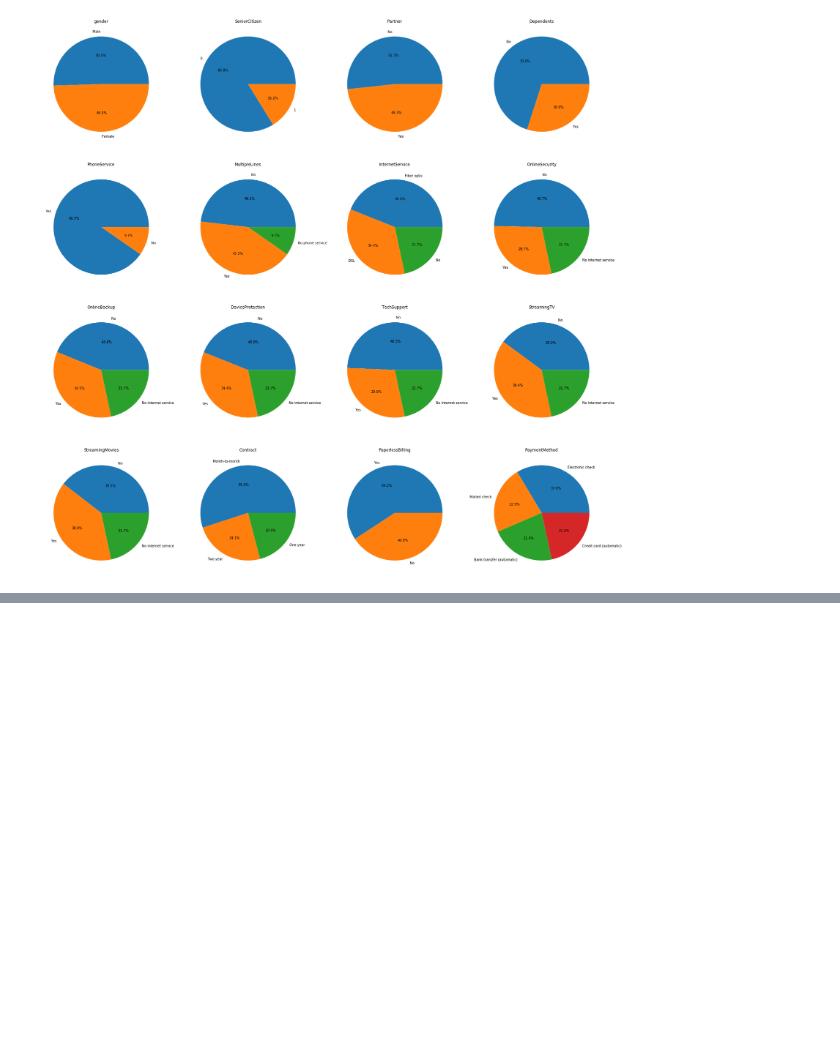
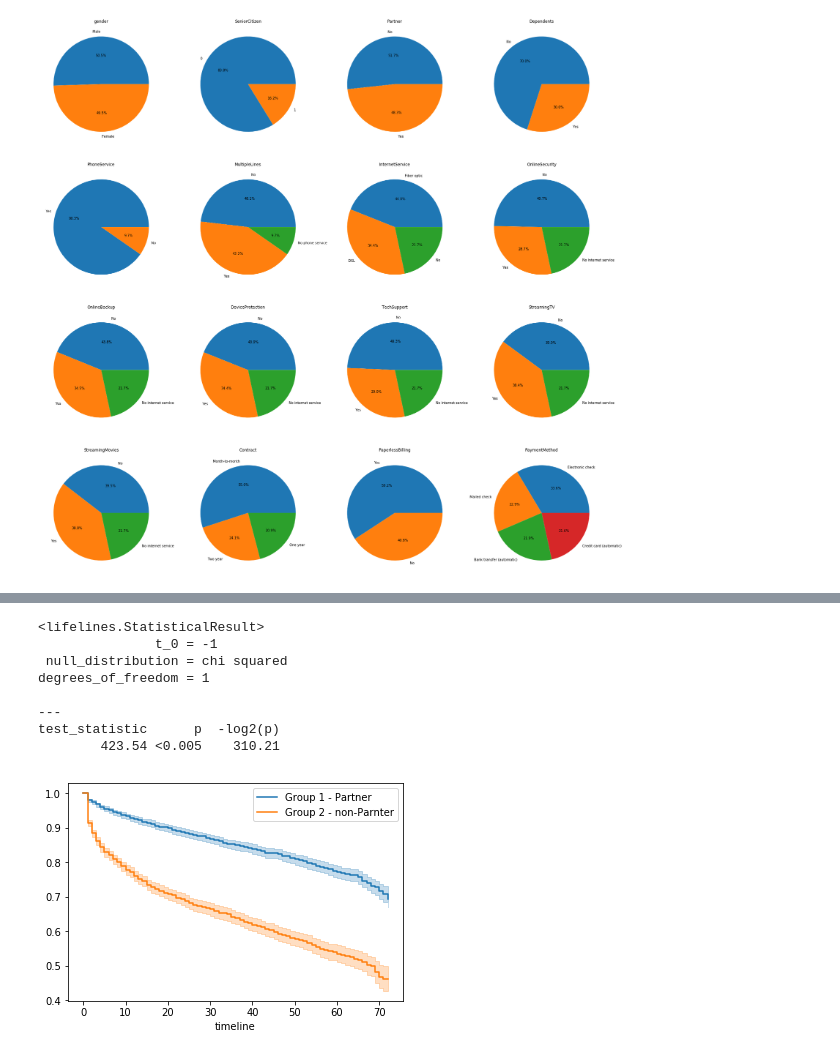
Before and after one commit to Steve-Yinjing-Song/survival_analysis, a Jupyter notebook: Capstone Project 1.ipynb, the cells around one changed output, grey strips where cells are left out. Drawn from its saved outputs; the diff is of its cells as text; code cells hidden in the pictures; blank space fills up the shorter version.

```diff
--- a/Capstone Project 1.ipynb
+++ b/Capstone Project 1.ipynb
@@ -378,0 +532,27 @@ for i, ax in enumerate(axs.reshape(-1)):
+# %%
+# Partner
+group1 = df[df['Partner'] == 'Yes']
+group2 = df[df['Partner'] == 'No']
+T = group1['tenure']
+E = np.where(group1['Churn'] == 'Yes',1,0)
+T1 = group2['tenure']
+E1 = np.where(group2['Churn'] == 'Yes',1,0)
+
+kmf = KaplanMeierFitter()
+
+ax = plt.subplot(111)
+ax = kmf.fit(T, E, label="Group 1 - Partner").plot(ax=ax)
+ax = kmf.fit(T1, E1, label="Group 2 - non-Parnter").plot(ax=ax)
+
+results=logrank_test(T,T1,event_observed_A=E, event_observed_B=E1)
+results.print_summary()
+# %% [output]
+<lifelines.StatisticalResult>
+               t_0 = -1
+ null_distribution = chi squared
+degrees_of_freedom = 1
+
+---
+test_statistic      p  -log2(p)
+        423.54 <0.005    310.21
+[figure, added]
```
Also changed, not shown: parts of 59 cells of this notebook.
